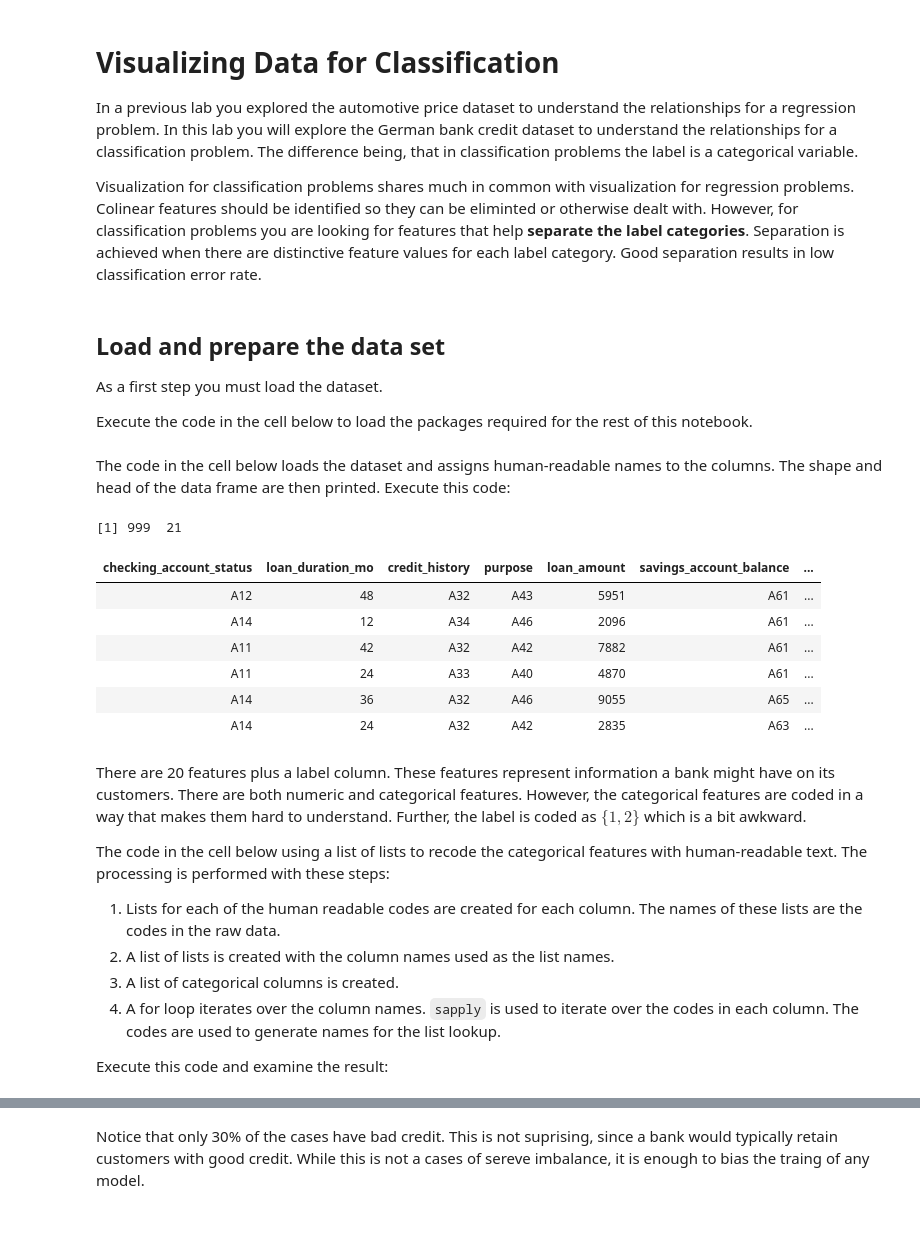
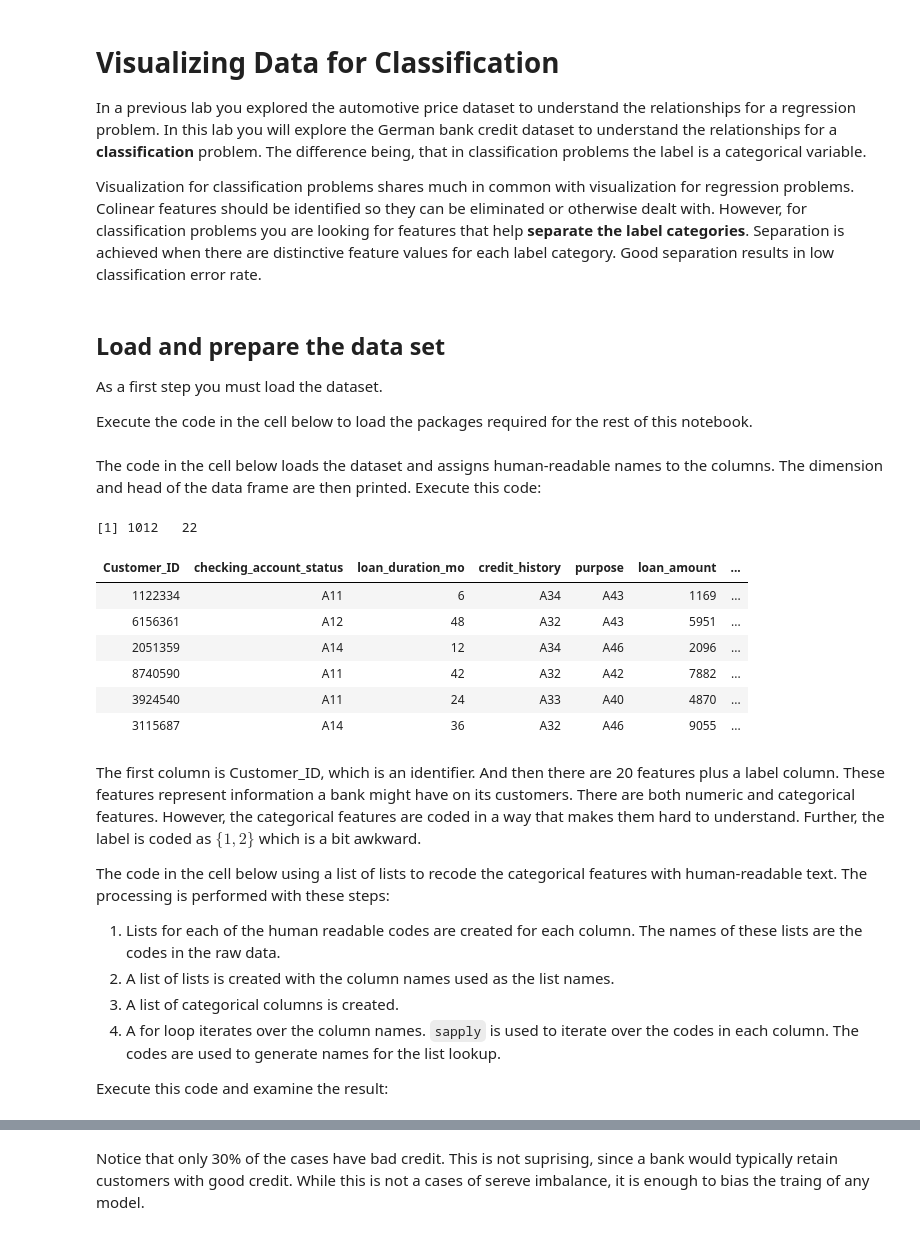
Before and after one commit to vijayraavi/Principles-of-Machine-Learning-R, a Jupyter notebook: Module2/VisualizingDataForClassification.ipynb, the cells around one changed output, grey strips where cells are left out. Cells and saved outputs as stored; diff of their text form; code cells hidden in the pictures.

```diff
--- a/Module2/VisualizingDataForClassification.ipynb
+++ b/Module2/VisualizingDataForClassification.ipynb
@@ -1,9 +1,9 @@
 # %% [markdown]
 # Visualizing Data for Classification
 
-In a previous lab you explored the automotive price dataset to understand the relationships for a regression problem. In this lab you will explore the German bank credit dataset to understand the relationships for a classification problem. The difference being, that in classification problems the label is a categorical variable.
+In a previous lab you explored the automotive price dataset to understand the relationships for a regression problem. In this lab you will explore the German bank credit dataset to understand the relationships for a **classification** problem. The difference being, that in classification problems the label is a categorical variable.
 
-Visualization for classification problems shares much in common with visualization for regression problems. Colinear features should be identified so they can be eliminted or otherwise dealt with. However, for classification problems you are looking for features that help **separate the label categories**. Separation is achieved when there are distinctive feature values for each label category. Good separation results in low classification error rate.
+Visualization for classification problems shares much in common with visualization for regression problems. Colinear features should be identified so they can be eliminated or otherwise dealt with. However, for classification problems you are looking for features that help **separate the label categories**. Separation is achieved when there are distinctive feature values for each label category. Good separation results in low classification error rate.
 # %% [markdown]
 ## Load and prepare the data set
 
@@ -16,29 +16,29 @@ library(ggplot2)
 library(repr)
 options(repr.plot.width=4, repr.plot.height=4) # Set the initial plot area dimensions
 # %% [markdown]
-The code in the cell below loads the dataset and assigns human-readable names to the columns. The shape and head of the data frame are then printed. Execute this code:
+The code in the cell below loads the dataset and assigns human-readable names to the columns. The dimension and head of the data frame are then printed. Execute this code:
 # %%
-credit = read.csv('German_Credit_UCI.csv')
-names(credit) = c('checking_account_status', 'loan_duration_mo', 'credit_history',
+credit = read.csv('German_Credit.csv', header = FALSE)
+names(credit) = c('Customer_ID','checking_account_status', 'loan_duration_mo', 'credit_history',
                   'purpose', 'loan_amount', 'savings_account_balance',
                   'time_employed_yrs', 'payment_pcnt_income','gender_status',
                   'other_signators', 'time_in_residence', 'property', 'age_yrs',
                   'other_credit_outstanding', 'home_ownership', 'number_loans',
                   'job_category', 'dependents', 'telephone', 'foreign_worker',
                   'bad_credit')
 print(dim(credit))
 head(credit)
 # %% [output]
-[1] 999  21
+[1] 1012   22
-| checking_account_status | loan_duration_mo | credit_history | purpose | loan_amount | savings_account_balance | ... |
-| A12 | 48 | A32 | A43 | 5951 | A61 | ... |
-| A14 | 12 | A34 | A46 | 2096 | A61 | ... |
-| A11 | 42 | A32 | A42 | 7882 | A61 | ... |
-| A11 | 24 | A33 | A40 | 4870 | A61 | ... |
-| A14 | 36 | A32 | A46 | 9055 | A65 | ... |
-| A14 | 24 | A32 | A42 | 2835 | A63 | ... |
+| Customer_ID | checking_account_status | loan_duration_mo | credit_history | purpose | loan_amount | ... |
+| 1122334 | A11 | 6 | A34 | A43 | 1169 | ... |
+| 6156361 | A12 | 48 | A32 | A43 | 5951 | ... |
+| 2051359 | A14 | 12 | A34 | A46 | 2096 | ... |
+| 8740590 | A11 | 42 | A32 | A42 | 7882 | ... |
+| 3924540 | A11 | 24 | A33 | A40 | 4870 | ... |
+| 3115687 | A14 | 36 | A32 | A46 | 9055 | ... |
 # %% [markdown]
-There are 20 features plus a label column. These features represent information a bank might have on its customers. There are both numeric and categorical features. However, the categorical features are coded in a way that makes them hard to understand. Further, the label is coded as $\{ 1,2 \}$ which is a bit awkward.
+The first column is Customer_ID, which is an identifier. And then there are 20 features plus a label column. These features represent information a bank might have on its customers. There are both numeric and categorical features. However, the categorical features are coded in a way that makes them hard to understand. Further, the label is coded as $\{ 1,2 \}$ which is a bit awkward.
 
 The code in the cell below using a list of lists to recode the categorical features with human-readable text. The processing is performed with these steps:
 1. Lists for each of the human readable codes are created for each column. The names of these lists are the codes in the raw data.
```
Also changed, not shown: parts of 11 cells of this notebook, 13 other files.
